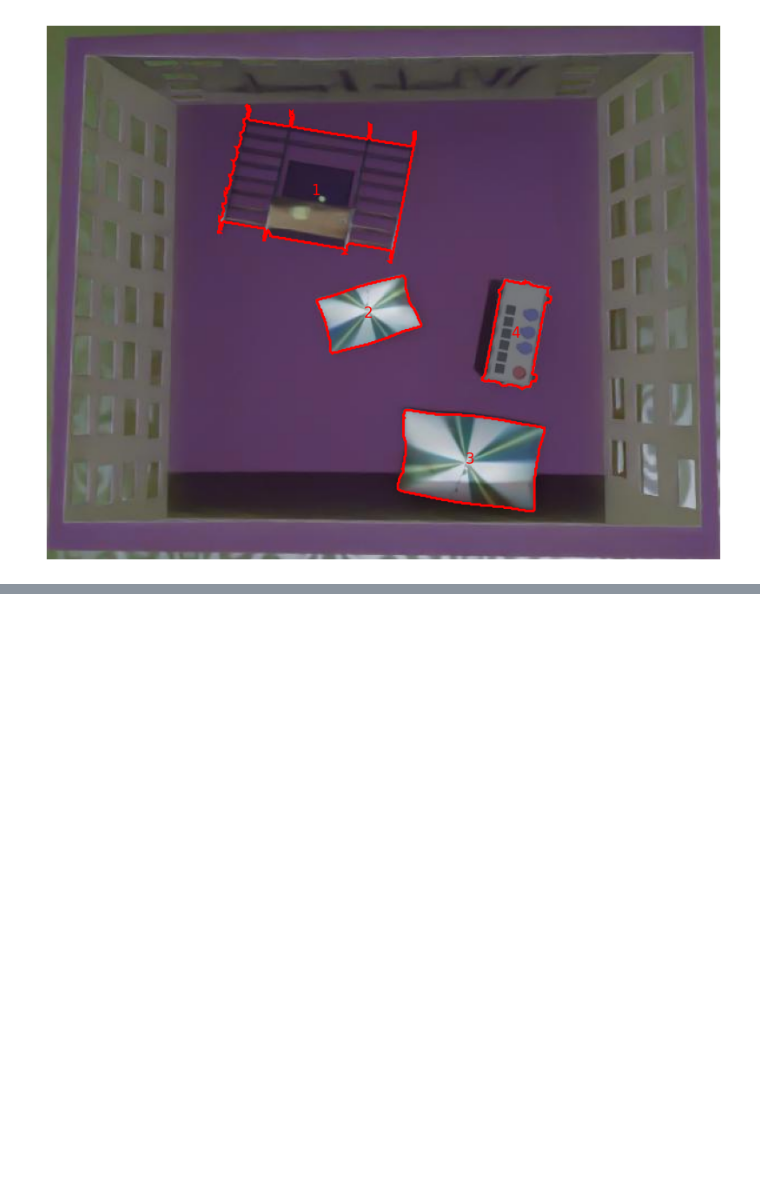
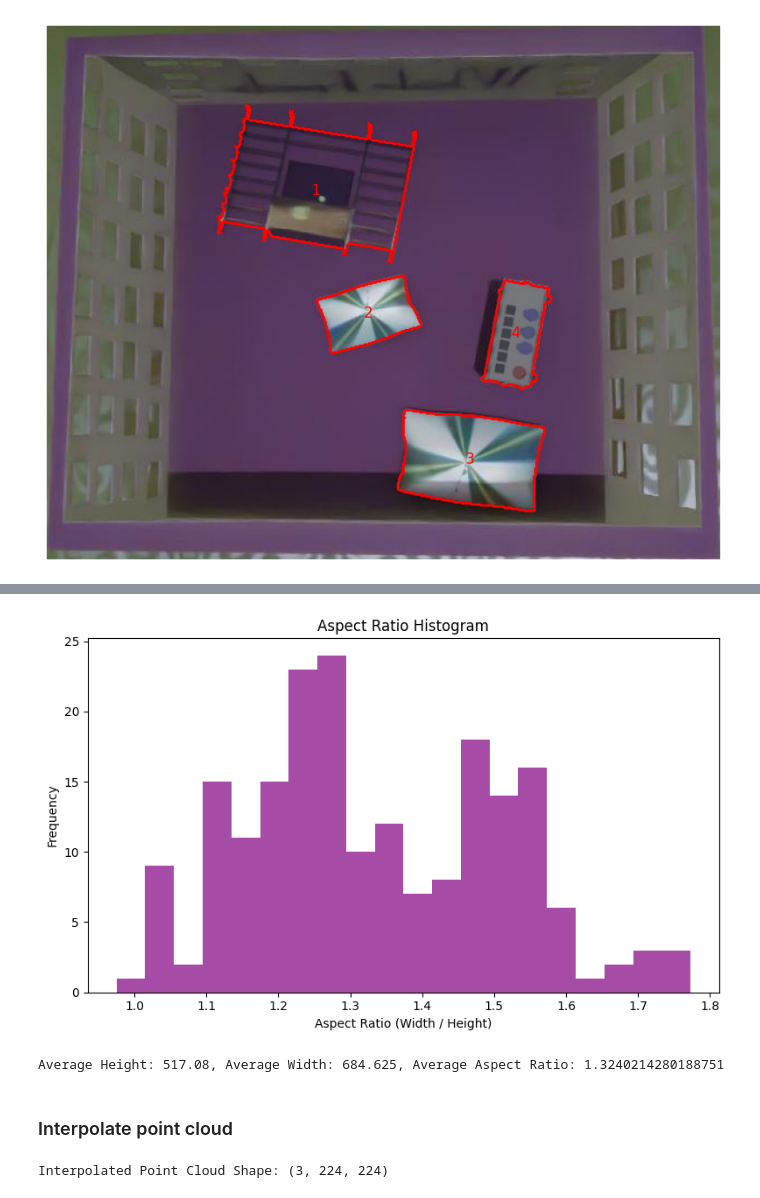
Before and after one commit to havrylovv/vision3d, a Jupyter notebook: data_exploration.ipynb, the cells around one changed output, grey strips where cells are left out. Drawn from its saved outputs; the diff is of its cells as text; code cells hidden in the pictures; blank space fills up the shorter version.

```diff
--- a/data_exploration.ipynb
+++ b/data_exploration.ipynb
@@ -281,0 +266,23 @@ visualize_pointcloud(pc3d)
+# %%
+def save_image_resolutions(base_path):
+    """
+    Traverse through all subfolders in the given path, load 'rgb.jpg' if present, and save its resolution.
+
+    Args:
+        base_path (str): The base directory to search for 'rgb.jpg'.
+        output_file (str): The file to save the resolutions.
+    """
+    resolutions = []
+    for root, dirs, files in os.walk(base_path):
+        if 'rgb.jpg' in files:
+            image_path = os.path.join(root, 'rgb.jpg')
+            image = cv2.imread(image_path)
+            if image is not None:
+                height, width, _ = image.shape
+                resolutions.append((width, height))
+
+    return np.array(resolutions)
+
+
+base_path = "/home/hao1rng/sec_proj/processed_dataset"
+resolutions= save_image_resolutions(base_path)
@@ -281,0 +323,51 @@ visualize_pointcloud(pc3d)
+# %%
+def plot_aspect_ratio_histogram(resolutions, bins=20):
+    """
+    Plot a histogram for aspect ratios from the resolutions array.
+
+    Args:
+        resolutions (np.ndarray): Array of shape (B, 2) containing width and height.
+        bins (int): Number of bins for the aspect ratio histogram.
+    """
+    # Calculate aspect ratios
+    aspect_ratios = resolutions[:, 0] / resolutions[:, 1]
+
+    # Plot histogram
+    plt.figure(figsize=(8, 5))
+    plt.hist(aspect_ratios, bins=bins, color='purple', alpha=0.7)
+    plt.title('Aspect Ratio Histogram')
+    plt.xlabel('Aspect Ratio (Width / Height)')
+    plt.ylabel('Frequency')
+    plt.tight_layout()
+    plt.show()
+
+plot_aspect_ratio_histogram(resolutions, bins=20)
+# %% [output]
+[figure, added]
+# %%
+# calculate avera H, W and aspect ratio
+averate_height = np.mean(resolutions[:, 1])
+average_width = np.mean(resolutions[:, 0])
+average_aspect_ratio = average_width / averate_height
+
+print(f"Average Height: {averate_height}, Average Width: {average_width}, Average Aspect Ratio: {average_aspect_ratio}")
+# %% [output]
+Average Height: 517.08, Average Width: 684.625, Average Aspect Ratio: 1.3240214280188751
+# %% [markdown]
+### Interpolate point cloud
+# %%
+def interpolate_point_cloud(pc, target_size=(224, 224)):
+    """Interpolate a point cloud to a fixed size."""
+
+    pc = torch.tensor(pc).unsqueeze(0)
+    pc_interp = F.interpolate(pc, size=target_size, mode='bilinear', align_corners=False)
+    return pc_interp.squeeze(0).numpy()
+
+
+pc_interpolated = interpolate_point_cloud(pc3d, target_size=(224, 224))
+print(f"Interpolated Point Cloud Shape: {pc_interpolated.shape}")
+
+# visualize the interpolated point cloud
+visualize_pointcloud(pc_interpolated, downsample_factor=2)
+# %% [output]
+Interpolated Point Cloud Shape: (3, 224, 224)
```
Also changed, not shown: parts of 14 cells of this notebook.
